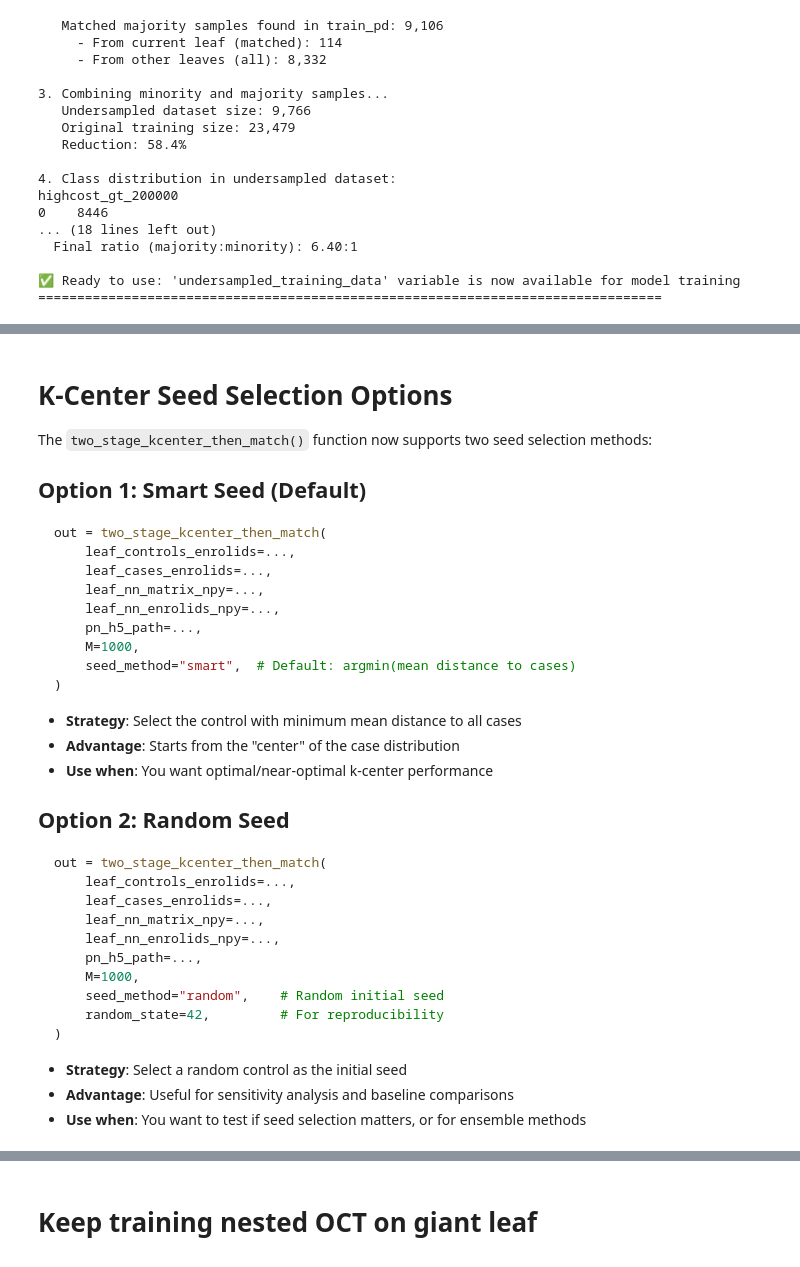
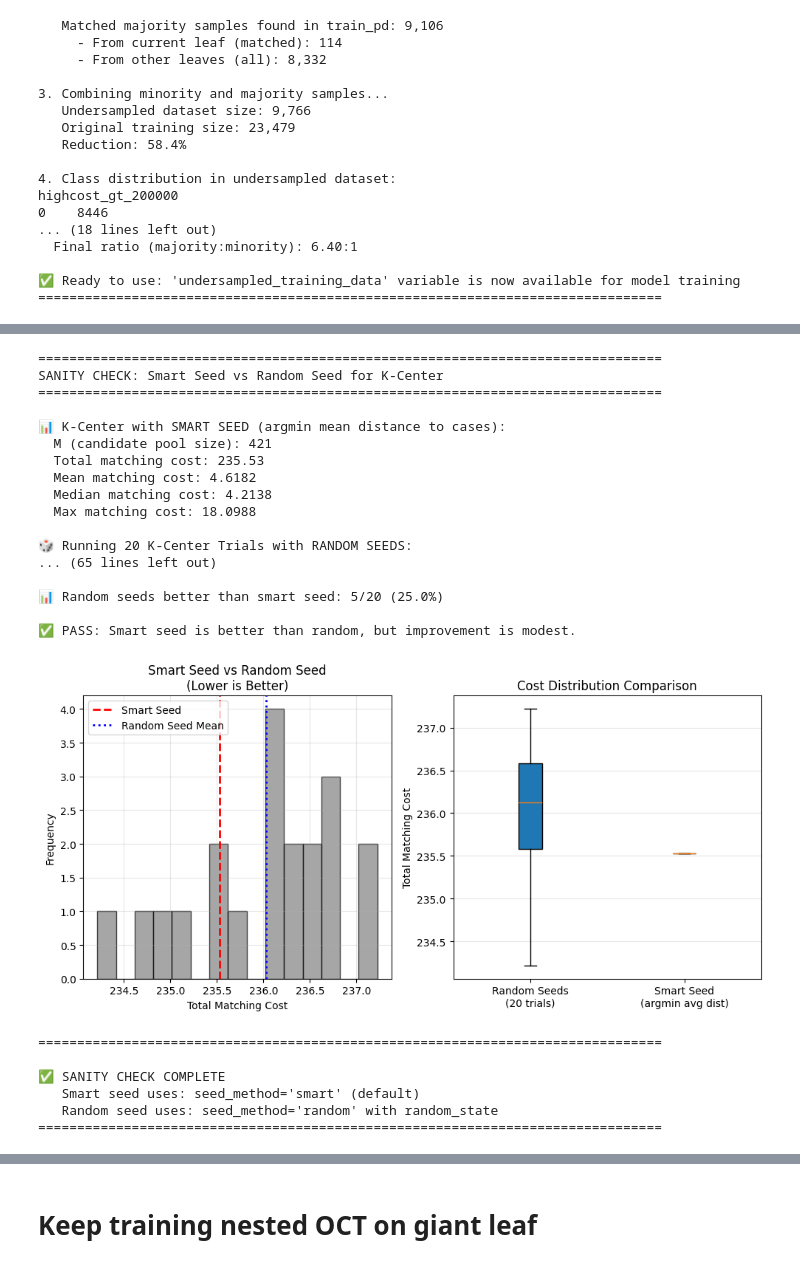
Before and after one commit to cat2510/optimization_guided_curation_ICML, a Jupyter notebook: pushpull_per_leaf_run.ipynb, the cells around one changed output, grey strips where cells are left out. Cells and saved outputs as stored; diff of their text form; code cells hidden in the pictures.

````diff
--- a/pushpull_per_leaf_run.ipynb
+++ b/pushpull_per_leaf_run.ipynb
@@ -1134,71 +1940,55 @@ try:
     plt.hist(random_total_costs, bins=15, alpha=0.7, color='gray', edgecolor='black')
     plt.axvline(kcenter_total_cost, color='red', linestyle='--', linewidth=2, label='Smart Seed')
     plt.axvline(random_total_costs.mean(), color='blue', linestyle=':', linewidth=2, label='Random Seed Mean')
     plt.xlabel('Total Matching Cost')
     plt.ylabel('Frequency')
     plt.title('Smart Seed vs Random Seed\n(Lower is Better)')
     plt.legend()
     plt.grid(alpha=0.3)
 
     # Plot 2: Box plot comparison
     plt.subplot(1, 2, 2)
     plt.boxplot([random_total_costs, [kcenter_total_cost]],
                 labels=['Random Seeds\n(20 trials)', 'Smart Seed\n(argmin avg dist)'],
                 patch_artist=True)
     plt.ylabel('Total Matching Cost')
     plt.title('Cost Distribution Comparison')
     plt.grid(alpha=0.3, axis='y')
 
     plt.tight_layout()
 
-    # Save plot
-    plot_path = "./kcenter_smart_vs_random_seed.png"
-    plt.savefig(plot_path, dpi=150, bbox_inches='tight')
-    print(f"\n💾 Saved plot: {plot_path}")
     plt.show()
 
 except ImportError:
     print("\n(matplotlib not available for visualization)")
 
 print("\n" + "="*80)
 print(f"\n✅ SANITY CHECK COMPLETE")
 print(f"   Smart seed uses: seed_method='smart' (default)")
 print(f"   Random seed uses: seed_method='random' with random_state")
 print("="*80)
+# %% [output]
+================================================================================
+SANITY CHECK: Smart Seed vs Random Seed for K-Center
+================================================================================
+
+📊 K-Center with SMART SEED (argmin mean distance to cases):
+  M (candidate pool size): 421
+  Total matching cost: 235.53
+  Mean matching cost: 4.6182
+  Median matching cost: 4.2138
+  Max matching cost: 18.0988
+
+🎲 Running 20 K-Center Trials with RANDOM SEEDS:
+... (65 lines left out)
+
+📊 Random seeds better than smart seed: 5/20 (25.0%)
+
+✅ PASS: Smart seed is better than random, but improvement is modest.
+[figure, added]
+================================================================================
+
+✅ SANITY CHECK COMPLETE
+   Smart seed uses: seed_method='smart' (default)
+   Random seed uses: seed_method='random' with random_state
+================================================================================
-# %% [markdown]
-# K-Center Seed Selection Options
-
-The `two_stage_kcenter_then_match()` function now supports two seed selection methods:
-
-## Option 1: Smart Seed (Default)
-```python
-out = two_stage_kcenter_then_match(
-    leaf_controls_enrolids=...,
-    leaf_cases_enrolids=...,
-    leaf_nn_matrix_npy=...,
-    leaf_nn_enrolids_npy=...,
-    pn_h5_path=...,
-    M=1000,
-    seed_method="smart",  # Default: argmin(mean distance to cases)
-)
-```
-- **Strategy**: Select the control with minimum mean distance to all cases
-- **Advantage**: Starts from the "center" of the case distribution
-- **Use when**: You want optimal/near-optimal k-center performance
-
-## Option 2: Random Seed
-```python
-out = two_stage_kcenter_then_match(
-    leaf_controls_enrolids=...,
-    leaf_cases_enrolids=...,
-    leaf_nn_matrix_npy=...,
-    leaf_nn_enrolids_npy=...,
-    pn_h5_path=...,
-    M=1000,
-    seed_method="random",    # Random initial seed
-    random_state=42,         # For reproducibility
-)
-```
-- **Strategy**: Select a random control as the initial seed
-- **Advantage**: Useful for sensitivity analysis and baseline comparisons
-- **Use when**: You want to test if seed selection matters, or for ensemble methods
````
Also changed, not shown: parts of 14 cells of this notebook, 7 other files.
